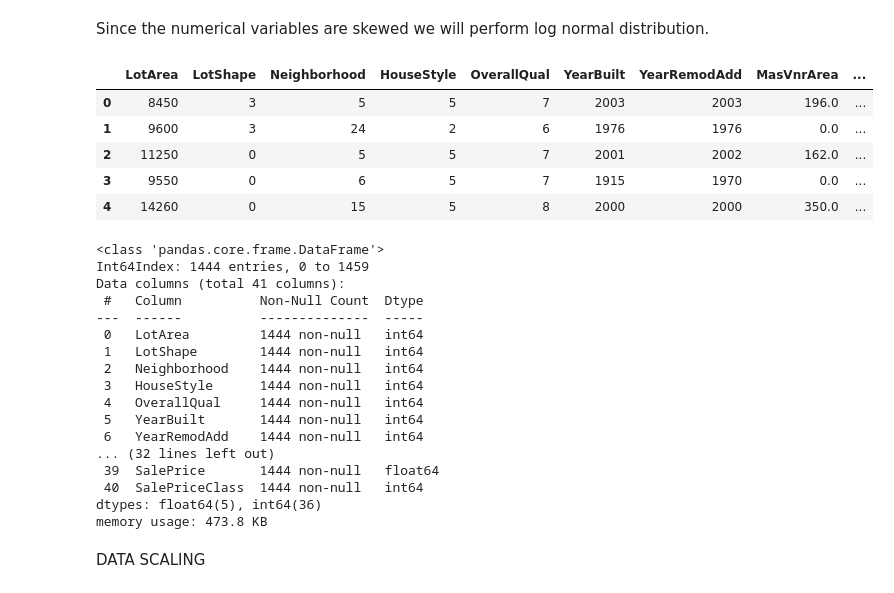
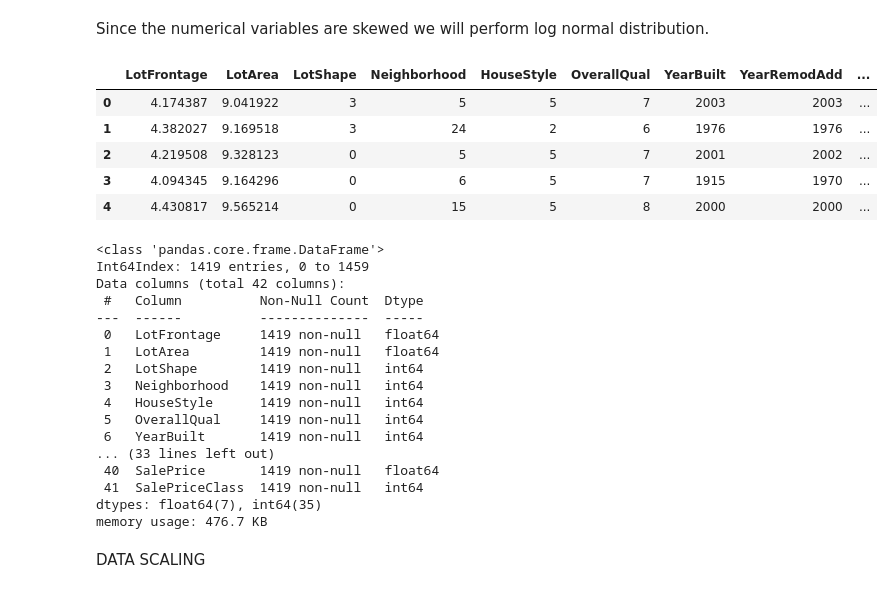
Before and after one commit to SwastiPatra/Spectrum-ID-2021, a Jupyter notebook: Task 3/Final_TASK_3.ipynb, the cells around one changed output. Saved outputs shown, nothing was run; the diff lists cells and outputs as text; code cells hidden in the pictures.

```diff
--- a/Task 3/Final_TASK_3.ipynb
+++ b/Task 3/Final_TASK_3.ipynb
@@ -338,8 +338,8 @@ missing_data.head(20)
 | Electrical | 1 | 0.068493 |
 | Id | 0 | 0.000000 |
 # %%
-#dropping columns which have more than 15% missing values
+#dropping columns which have more than 40% missing values
 
-df.drop(["PoolQC","MiscFeature","Alley","Fence","FireplaceQu","LotFrontage"],axis=1, inplace=True)
+df.drop(["PoolQC","MiscFeature","Alley","Fence","FireplaceQu"],axis=1, inplace=True)
 df.isnull().sum().sort_values(ascending=False)
 # %% [output]
@@ -411,2 +412,6 @@ for feature in numerical_with_nan:
 MasVnrArea: 0.0055% missing value
 GarageYrBlt: 0.0555% missing value
+# %%
+#filling the missing values with the median of the column
+df["LotFrontage"].fillna(df["LotFrontage"].mean(),inplace=True)
+print(df["LotFrontage"].isnull().sum())
@@ -519,0 +532,2 @@ df=df[df.GrLivArea<4600]
+# %%
+df=df[df.TotalBsmtSF<2000]
@@ -524,18 +542,18 @@ df=df[df.GrLivArea<4600]
 # %% [markdown]
 Since the numerical variables are skewed we will perform log normal distribution.
 # %%
-num=['1stFlrSF', 'GrLivArea', 'SalePrice']
+num=['LotFrontage','LotArea','1stFlrSF', 'GrLivArea', 'SalePrice']
 
 for feature in num:
     df[feature]=np.log(df[feature])
 df.head()
 # %% [output]
-|  | LotArea | LotShape | Neighborhood | HouseStyle | OverallQual | YearBuilt | YearRemodAdd | MasVnrArea | ... |
-| 0 | 8450 | 3 | 5 | 5 | 7 | 2003 | 2003 | 196.0 | ... |
-| 1 | 9600 | 3 | 24 | 2 | 6 | 1976 | 1976 | 0.0 | ... |
-| 2 | 11250 | 0 | 5 | 5 | 7 | 2001 | 2002 | 162.0 | ... |
-| 3 | 9550 | 0 | 6 | 5 | 7 | 1915 | 1970 | 0.0 | ... |
-| 4 | 14260 | 0 | 15 | 5 | 8 | 2000 | 2000 | 350.0 | ... |
+|  | LotFrontage | LotArea | LotShape | Neighborhood | HouseStyle | OverallQual | YearBuilt | YearRemodAdd | ... |
+| 0 | 4.174387 | 9.041922 | 3 | 5 | 5 | 7 | 2003 | 2003 | ... |
+| 1 | 4.382027 | 9.169518 | 3 | 24 | 2 | 6 | 1976 | 1976 | ... |
+| 2 | 4.219508 | 9.328123 | 0 | 5 | 5 | 7 | 2001 | 2002 | ... |
+| 3 | 4.094345 | 9.164296 | 0 | 6 | 5 | 7 | 1915 | 1970 | ... |
+| 4 | 4.430817 | 9.565214 | 0 | 15 | 5 | 8 | 2000 | 2000 | ... |
 # %%
 X=df.iloc[: , :-1]
 y=df.SalePrice
@@ -543,22 +561,22 @@ y=df.SalePrice
 df.info()
 # %% [output]
 <class 'pandas.core.frame.DataFrame'>
-Int64Index: 1444 entries, 0 to 1459
-Data columns (total 41 columns):
+Int64Index: 1419 entries, 0 to 1459
+Data columns (total 42 columns):
  #   Column          Non-Null Count  Dtype
 ---  ------          --------------  -----
- 0   LotArea         1444 non-null   int64
- 1   LotShape        1444 non-null   int64
- 2   Neighborhood    1444 non-null   int64
- 3   HouseStyle      1444 non-null   int64
- 4   OverallQual     1444 non-null   int64
- 5   YearBuilt       1444 non-null   int64
- 6   YearRemodAdd    1444 non-null   int64
-... (32 lines left out)
- 39  SalePrice       1444 non-null   float64
- 40  SalePriceClass  1444 non-null   int64
-dtypes: float64(5), int64(36)
-memory usage: 473.8 KB
+ 0   LotFrontage     1419 non-null   float64
+ 1   LotArea         1419 non-null   float64
+ 2   LotShape        1419 non-null   int64
+ 3   Neighborhood    1419 non-null   int64
+ 4   HouseStyle      1419 non-null   int64
+ 5   OverallQual     1419 non-null   int64
+ 6   YearBuilt       1419 non-null   int64
+... (33 lines left out)
+ 40  SalePrice       1419 non-null   float64
+ 41  SalePriceClass  1419 non-null   int64
+dtypes: float64(7), int64(35)
+memory usage: 476.7 KB
 # %% [markdown]
 DATA SCALING
 # %% [markdown]
```
Also changed, not shown: parts of 20 cells of this notebook.
